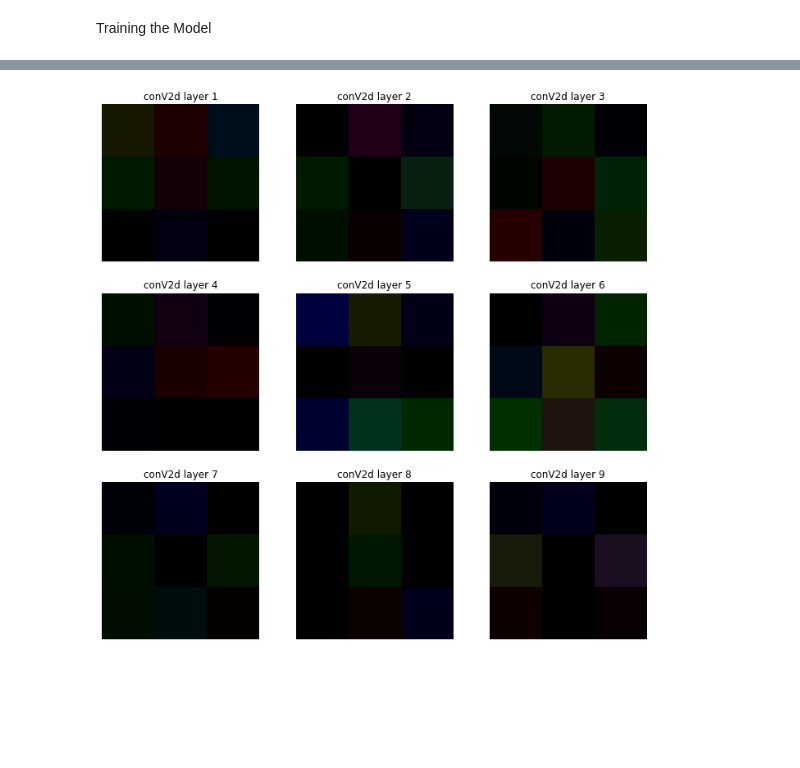
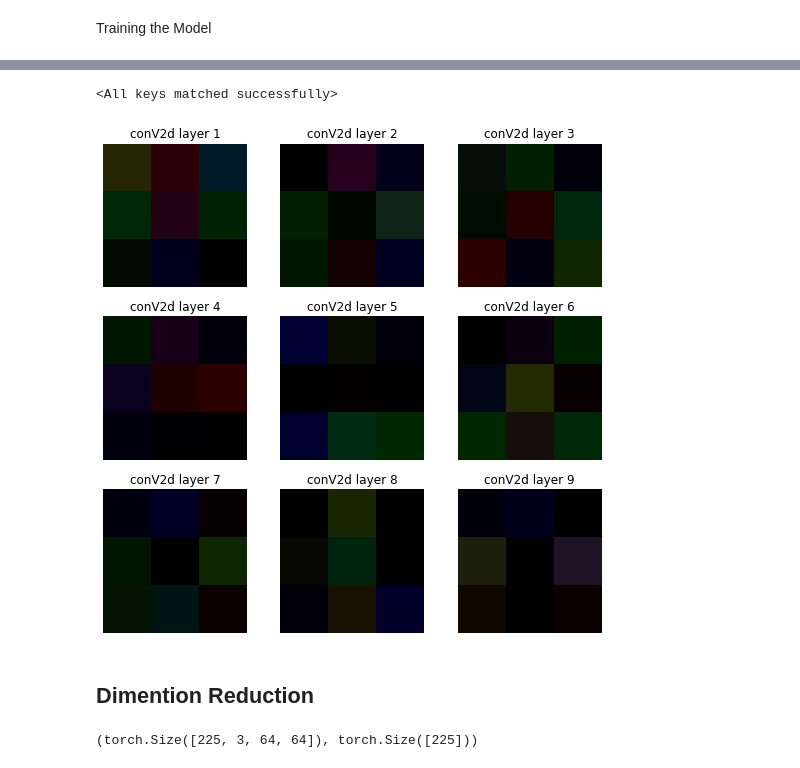
Before and after one commit to NickyAlan/pytorch_22, a Jupyter notebook: 04_pytorch_custom_dataset.ipynb, the cells around one changed output, grey strips where cells are left out. Cells and saved outputs as stored; diff of their text form; code cells hidden in the pictures; blank space fills up the shorter version.

```diff
--- a/04_pytorch_custom_dataset.ipynb
+++ b/04_pytorch_custom_dataset.ipynb
@@ -412,11 +409,21 @@ Total training time: 149.265 seconds
+# %%
+save_path = './save_model/modelV0_pss.pth'
+torch.save(model_0.state_dict(), f=save_path)
+# %%
+modelV0 = TinyVGG(input_shape=3, hidden_units=10, output_shape=3)
+modelV0.load_state_dict(torch.load(f=save_path))
+# %% [output]
+<All keys matched successfully>
 # %%
-plt.figure(figsize=(12,12))
-for i,conv2d_layer in enumerate( dict(model_0.state_dict())['conv_block_1.0.weight']) :
+plt.figure(figsize=(9,9))
+for i,conv2d_layer in enumerate( dict(modelV0.state_dict())['conv_block_1.0.weight']) :
     if i == 9 :
         break
     plt.subplot(3,3,i+1)
     plt.title(f'conV2d layer {i+1}')
     plt.imshow(conv2d_layer.relu())
     plt.axis('off')
 # %% [output]
-[figure, old version]
+[figure, new version]
+# %% [markdown]
+## Dimention Reduction
@@ -422,0 +441,5 @@ for i,conv2d_layer in enumerate( dict(model_0.state_dict())['conv_block_1.0.weig
+# %%
+images, labels = next(iter(dataloader))
+images.shape, labels.shape
+# %% [output]
+(torch.Size([225, 3, 64, 64]), torch.Size([225]))
```
Also changed, not shown: parts of 7 cells of this notebook, 1 other file.
